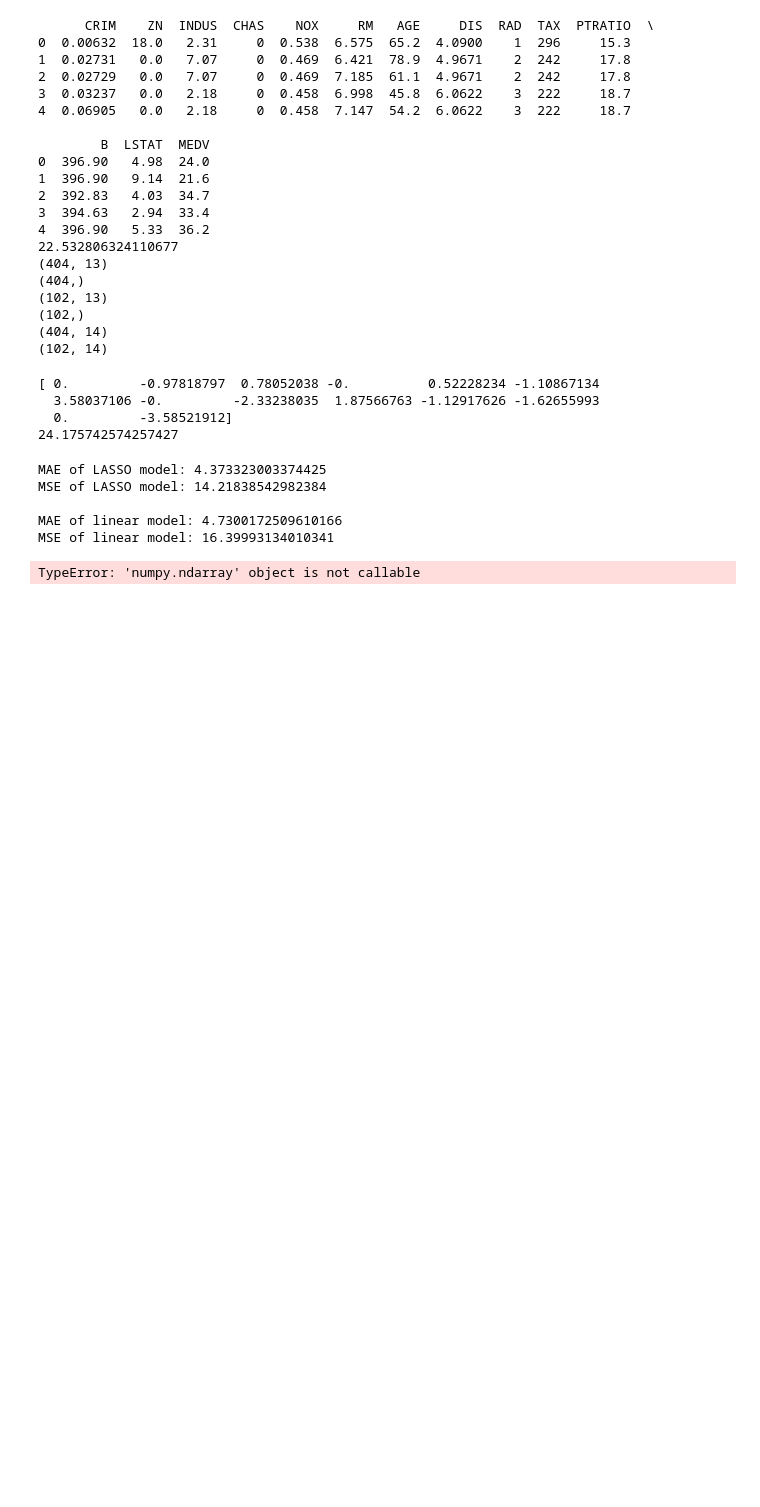
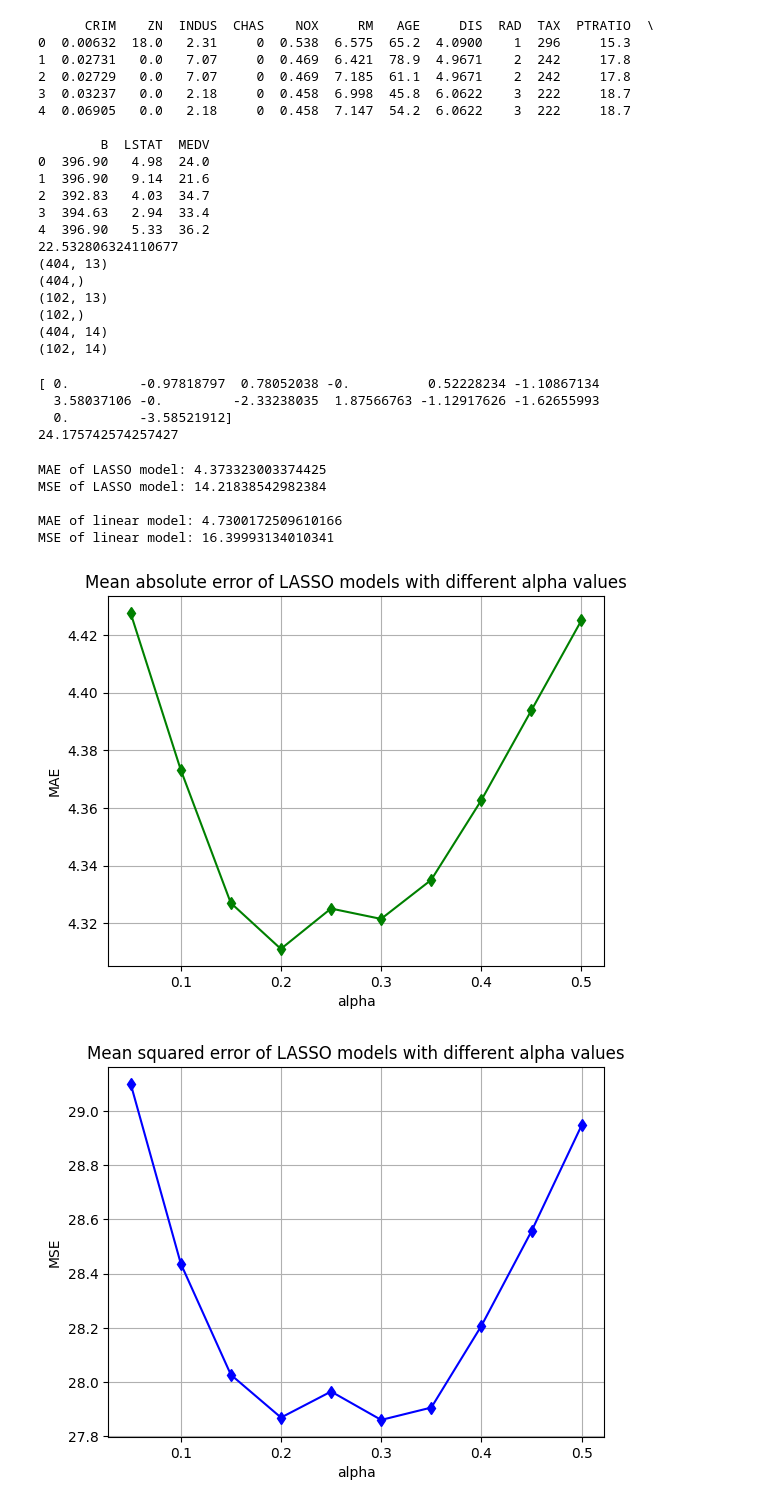
Before and after one commit to pancakexia/machinelearning, a Jupyter notebook: lasso_xia.ipynb, the cells around one changed output. Saved outputs shown, nothing was run; the diff lists cells and outputs as text; code cells hidden in the pictures; blank space fills up the shorter version.

```diff
--- a/lasso_xia.ipynb
+++ b/lasso_xia.ipynb
@@ -134,31 +134,32 @@ MSE of linear model: 16.39993134010341
 # %%
 # Step 4: Compare the performance of models with different alpha values
 # Through observing the prediction error, you can select out the best alpha value
 import matplotlib.pyplot as plt
 mae_list=np.zeros(10)
 mse_list=np.zeros(10)
 alpha_list=np.arange(0.05,0.51,0.05)
 # Equip the Lasso model with alpha values above
 for i in range(10):
     ### YOUR CODE HERE ###
-    LASSO = Lasso(alpha=alpha_list(i))
+    LASSO = Lasso(alpha=alpha_list[i])
     LASSO.fit(x_train_scaled, y_train)
 
     y_pred=LASSO.predict(x_test_scaled)
     mae_list[i]=metrics.mean_absolute_error(y_test, y_pred)
     mse_list[i]=metrics.mean_squared_error(y_test, y_pred)
 
 plt.figure(0)
 plt.plot(alpha_list,mae_list,'gd-')
 plt.title('Mean absolute error of LASSO models with different alpha values')
 plt.xlabel('alpha')
 plt.ylabel('MAE')
 plt.grid()
 plt.figure(1)
 plt.plot(alpha_list,mse_list,'bd-')
 plt.title('Mean squared error of LASSO models with different alpha values')
 plt.xlabel('alpha')
 plt.ylabel('MSE')
 plt.grid()
 # %% [output]
-TypeError: 'numpy.ndarray' object is not callable
+[figure, added]
+[figure, added]
```
